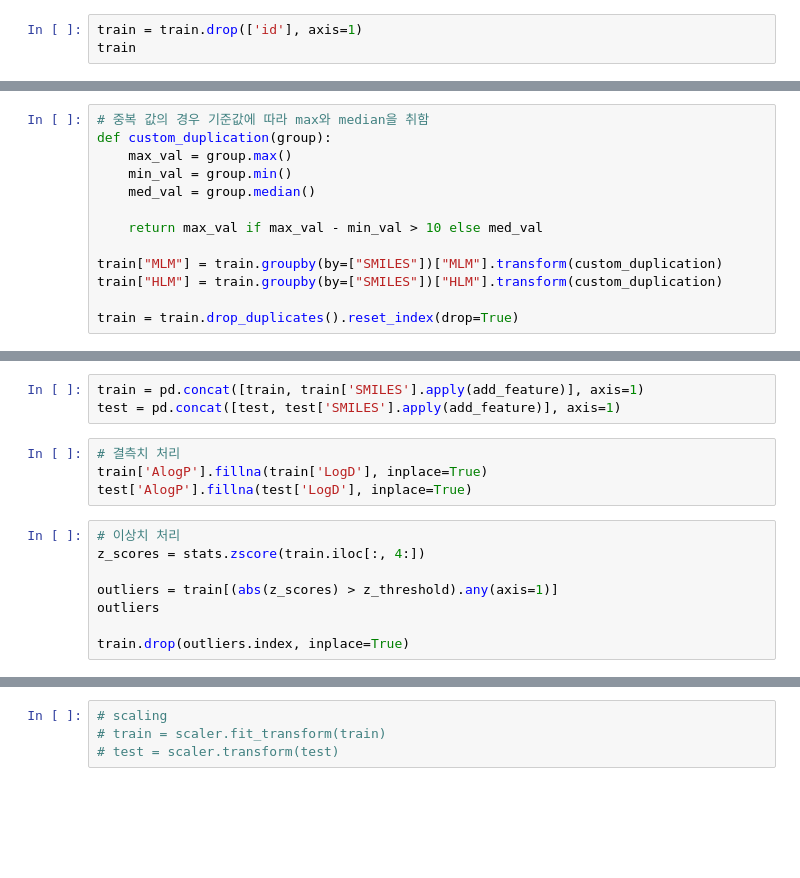
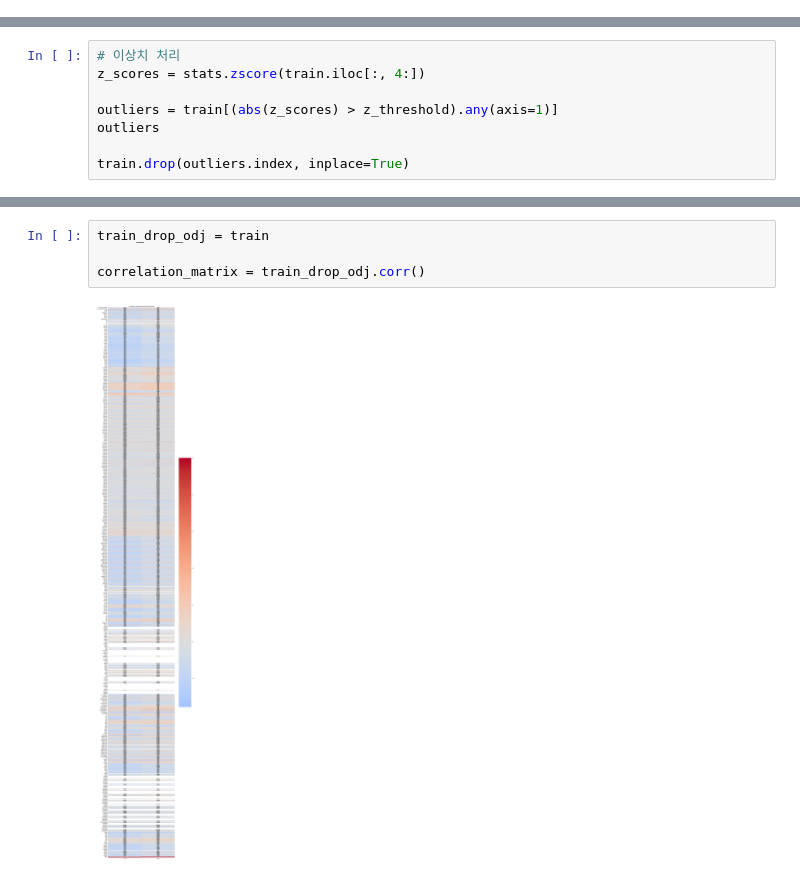
Before and after one commit to Rndns/New-Drug-Development, a Jupyter notebook: eda copy.ipynb, the cells around one changed output, grey strips where cells are left out. Saved outputs shown, nothing was run; the diff lists cells and outputs as text; blank space fills up the shorter version.

```diff
--- a/eda copy.ipynb
+++ b/eda copy.ipynb
@@ -56,3 +53,0 @@ test = pd.read_csv('./Data/test.csv')
-# %%
-train = train.drop(['id'], axis=1)
-train
@@ -79,13 +53,0 @@ duplicates
-# %%
-# 중복 값의 경우 기준값에 따라 max와 median을 취함
-def custom_duplication(group):
-    max_val = group.max()
-    min_val = group.min()
-    med_val = group.median()
-
-    return max_val if max_val - min_val > 10 else med_val
-
-train["MLM"] = train.groupby(by=["SMILES"])["MLM"].transform(custom_duplication)
-train["HLM"] = train.groupby(by=["SMILES"])["HLM"].transform(custom_duplication)
-
-train = train.drop_duplicates().reset_index(drop=True)
@@ -295,10 +54,3 @@ def add_feature(smiles):
-# %%
-train = pd.concat([train, train['SMILES'].apply(add_feature)], axis=1)
-test = pd.concat([test, test['SMILES'].apply(add_feature)], axis=1)
-# %%
-# 결측치 처리
-train['AlogP'].fillna(train['LogD'], inplace=True)
-test['AlogP'].fillna(test['LogD'], inplace=True)
 # %%
 # 이상치 처리
 z_scores = stats.zscore(train.iloc[:, 4:])
@@ -339,7 +62,9 @@ plt.show()
-# %%
-# scaling
-# train = scaler.fit_transform(train)
-# test = scaler.transform(test)
+# %%
+train_drop_odj = train
+
+correlation_matrix = train_drop_odj.corr()
+# %% [output]
+[figure, added]
 # %%
 # 둘다 relation 넘는 feature 모음 / 86 columns
 filtered_features_00 = train_drop_odj.columns[(abs(correlation_matrix['HLM']) >= relation) & (abs(correlation_matrix['MLM']) >= relation)]
```
Also changed, not shown: parts of 10 cells of this notebook, 9 other files.
